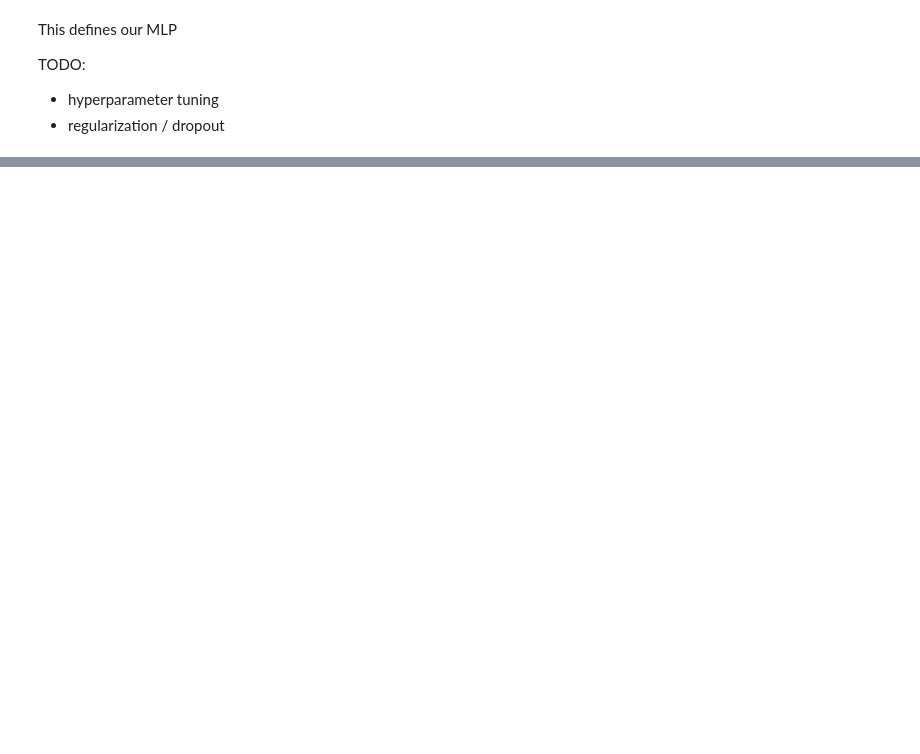
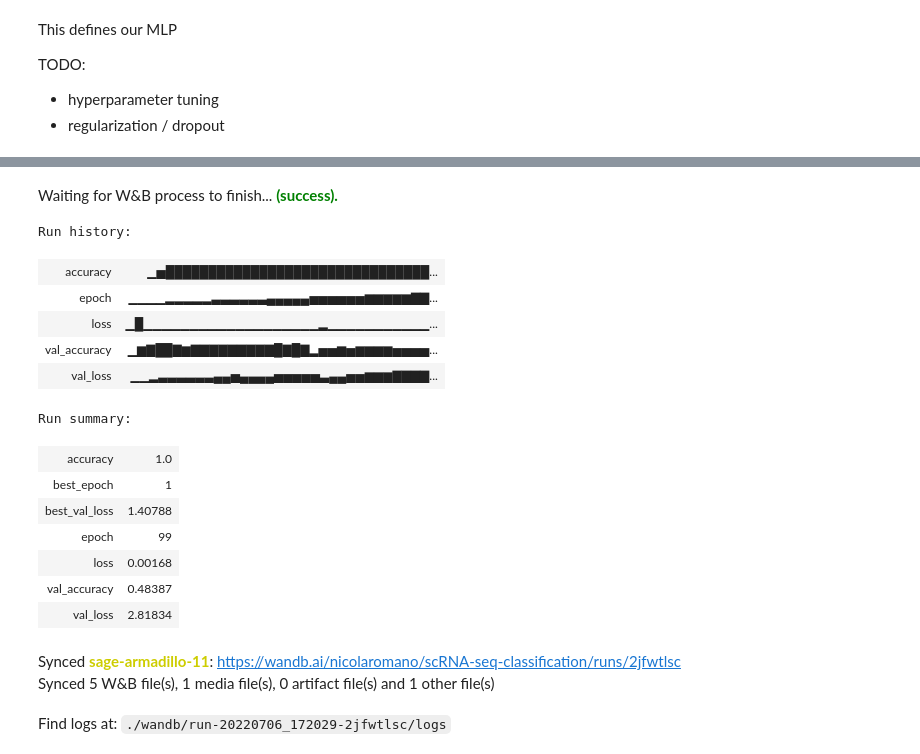
Before and after one commit to nicolaromano/corticotroph-heterogeneity, a Jupyter notebook: 08_transfer_learning.ipynb, the cells around one changed output, grey strips where cells are left out. Saved outputs shown, nothing was run; the diff lists cells and outputs as text; code cells hidden in the pictures; blank space fills up the shorter version.

```diff
--- a/08_transfer_learning.ipynb
+++ b/08_transfer_learning.ipynb
@@ -128,0 +259,21 @@ None
+# %%
+wandb.finish()
+# %% [output]
+Waiting for W&B process to finish... (success).
+Run history:
+| accuracy | ▁▅███████████████████████████████... |
+| epoch | ▁▁▁▁▂▂▂▂▂▃▃▃▃▃▃▄▄▄▄▄▅▅▅▅▅▅▆▆▆▆▆▇▇... |
+| loss | ▁█▁▁▁▁▁▁▁▁▁▁▁▁▁▁▁▁▁▁▁▂▁▁▁▁▁▁▁▁▁▁▁... |
+| val_accuracy | ▁▆▇██▇▆▇▇▇▇▇▇▇▇▇█▇█▇▂▅▅▆▅▆▆▆▆▅▅▅▅... |
+| val_loss | ▁▁▂▃▃▃▃▃▃▄▄▅▄▄▄▄▅▅▅▅▅▃▄▄▅▅▆▆▆▇▇▇▇... |
+Run summary:
+| accuracy | 1.0 |
+| best_epoch | 1 |
+| best_val_loss | 1.40788 |
+| epoch | 99 |
+| loss | 0.00168 |
+| val_accuracy | 0.48387 |
+| val_loss | 2.81834 |
+Synced sage-armadillo-11: https://wandb.ai/nicolaromano/scRNA-seq-classification/runs/2jfwtlsc
+Synced 5 W&B file(s), 1 media file(s), 0 artifact file(s) and 1 other file(s)
+Find logs at: ./wandb/run-20220706_172029-2jfwtlsc/logs
```
Also changed, not shown: parts of 14 cells of this notebook, 4 other files.
